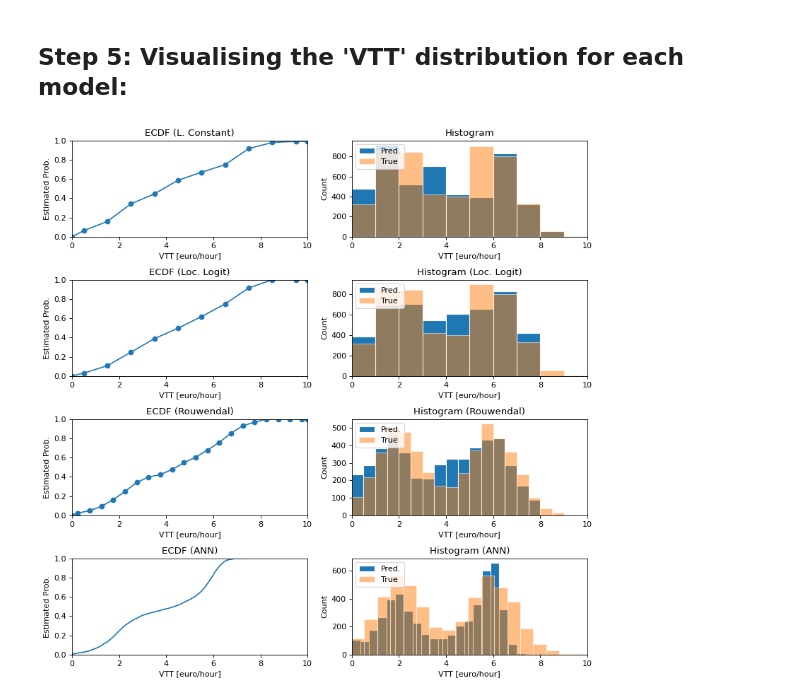
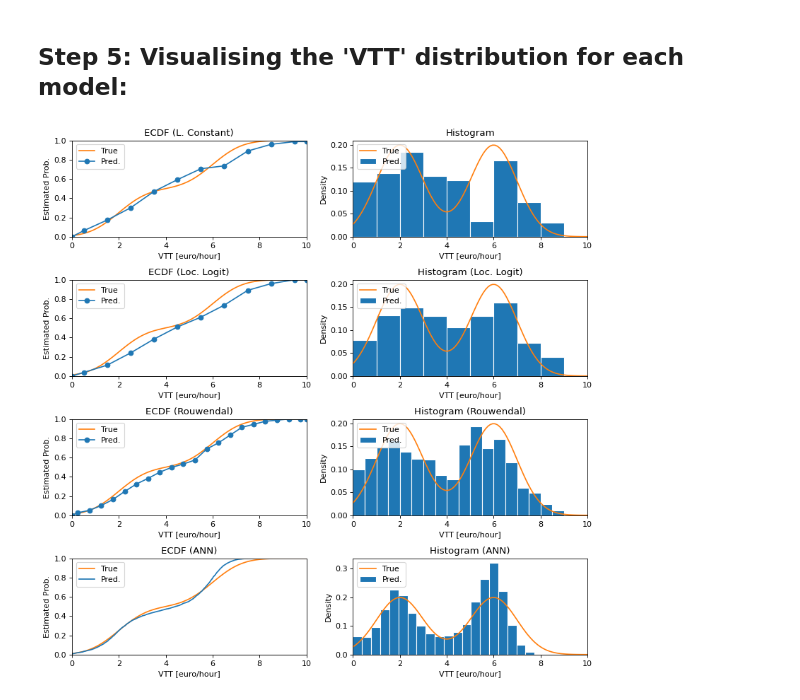
Before and after one commit to ighdez/py-np4vtt, a Jupyter notebook: examples/env_synth_data/fourmethods_binormal.ipynb, the cells around one changed output. Drawn from its saved outputs; the diff is of its cells as text; code cells hidden in the pictures.

```diff
--- a/examples/env_synth_data/fourmethods_binormal.ipynb
+++ b/examples/env_synth_data/fourmethods_binormal.ipynb
@@ -250,82 +250,103 @@ Rep. 5   -55178.132481     0.681579
 # Print outputs
 import matplotlib.pyplot as plt
 from statsmodels.distributions.empirical_distribution import ECDF
+from scipy.stats import norm
 
 fig, (ax1,ax2,ax3,ax4) = plt.subplots(4,2,figsize=(10,10), dpi=80)
 
+
+x =  np.linspace(0,10,100)
+dist1 = norm(loc=2,scale=1)
+dist2 = norm(loc=6,scale=1)
+pdf1 = dist1.pdf(x)
+pdf2 = dist2.pdf(x)
+cdf1 = dist1.cdf(x)
+cdf2 = dist2.cdf(x)
+
+prop_cycle = plt.rcParams['axes.prop_cycle']
+colors = prop_cycle.by_key()['color']
+
 # Plot CDF
+ax1[0].plot(x,(cdf1+cdf2)/2,color=colors[1])
 ax1[0].plot(lc.vtt_mid,p_lc,marker='o')
 ax1[0].set_xlim(0,10)
 ax1[0].set_ylim(0,1)
 ax1[0].set_xlabel('VTT [euro/hour]')
 ax1[0].set_ylabel('Estimated Prob.')
 ax1[0].set_title('ECDF (L. Constant)')
+ax1[0].legend(['True','Pred.'],loc='upper left')
 
 # 1Plot histogram
 ax1[1].set_xlim(0,10)
 ax1[1].set_xlabel('VTT [euro/hour]')
-ax1[1].set_ylabel('Count')
-ax1[1].hist(vtt_lc, bins = lc.vtt_grid,edgecolor="white")
-ax1[1].hist(df['vtt'].groupby(df['id']).mean(), bins = lc.vtt_grid,edgecolor="white",alpha=0.5)
+ax1[1].set_ylabel('Density')
+ax1[1].hist(vtt_lc, bins = lc.vtt_grid,edgecolor="white",density=True)
+ax1[1].plot(x,(pdf1+pdf2)/2)
 ax1[1].set_title('Histogram')
-ax1[1].legend(['Pred.','True'],loc='upper left')
+ax1[1].legend(['True','Pred.'],loc='upper left')
 
 
 # Plot CDF
+ax2[0].plot(x,(cdf1+cdf2)/2,color=colors[1])
 ax2[0].plot(loclogit.vtt_mid,p_loclogit,marker='o')
 ax2[0].set_xlim(0,10)
 ax2[0].set_ylim(0,1)
 ax2[0].set_xlabel('VTT [euro/hour]')
 ax2[0].set_ylabel('Estimated Prob.')
 ax2[0].set_title('ECDF (Loc. Logit)')
+ax2[0].legend(['True','Pred.'],loc='upper left')
 
 # 2Plot histogram
 ax2[1].set_xlim(0,10)
 ax2[1].set_xlabel('VTT [euro/hour]')
-ax2[1].set_ylabel('Count')
-ax2[1].hist(vtt_loclogit, bins = loclogit.vtt_grid,edgecolor="white")
-ax2[1].hist(df['vtt'].groupby(df['id']).mean(), bins = lc.vtt_grid,edgecolor="white",alpha=0.5)
+ax2[1].set_ylabel('Density')
+ax2[1].hist(vtt_loclogit, bins = loclogit.vtt_grid,edgecolor="white",density=True)
+ax2[1].plot(x,(pdf1+pdf2)/2)
 ax2[1].set_title('Histogram (Loc. Logit)')
-ax2[1].legend(['Pred.','True'],loc='upper left')
+ax2[1].legend(['True','Pred.'],loc='upper left')
 
 # Plot CDF
+ax3[0].plot(x,(cdf1+cdf2)/2,color=colors[1])
 ax3[0].plot(rouwendal.vtt_mid,p_rw,marker='o')
 ax3[0].set_xlim(0,10)
 ax3[0].set_ylim(0,1)
 ax3[0].set_xlabel('VTT [euro/hour]')
 ax3[0].set_ylabel('Estimated Prob.')
 ax3[0].set_title('ECDF (Rouwendal)')
+ax3[0].legend(['True','Pred.'],loc='upper left')
 
 # 3Plot histogram
 ax3[1].set_xlim(0,10)
 ax3[1].set_xlabel('VTT [euro/hour]')
-ax3[1].set_ylabel('Count')
-ax3[1].hist(vtt_rw, bins = rouwendal.vtt_grid,edgecolor="white")
-ax3[1].hist(df['vtt'].groupby(df['id']).mean(), bins = rouwendal.vtt_grid,edgecolor="white",alpha=0.5)
+ax3[1].set_ylabel('Density')
+ax3[1].hist(vtt_rw, bins = rouwendal.vtt_grid,edgecolor="white",density=True)
+ax3[1].plot(x,(pdf1+pdf2)/2)
 ax3[1].set_title('Histogram (Rouwendal)')
-ax3[1].legend(['Pred.','True'],loc='upper left')
+ax3[1].legend(['True','Pred.'],loc='upper left')
 
 vtt_mean_ann = vtt_list_ann.mean(axis=0)
 ecdf_ann = ECDF(vtt_mean_ann)
 
 # Plot CDF
+ax4[0].plot(x,(cdf1+cdf2)/2,color=colors[1])
 ax4[0].plot(ecdf_ann.x,ecdf_ann.y)
 ax4[0].set_xlim(0,10)
 ax4[0].set_ylim(0,1)
 ax4[0].set_xlabel('VTT [euro/hour]')
 ax4[0].set_ylabel('Estimated Prob.')
 ax4[0].set_title('ECDF (ANN)')
+ax4[0].legend(['True','Pred.'],loc='upper left')
 
 # 4Plot histogram
 ax4[1].set_xlim(0,10)
 ax4[1].set_xlabel('VTT [euro/hour]')
-ax4[1].set_ylabel('Count')
-ax4[1].hist(vtt_mean_ann,bins=20,edgecolor="white")
-ax4[1].hist(df['vtt'].groupby(df['id']).mean(), bins = 20,edgecolor="white",alpha=0.5)
+ax4[1].set_ylabel('Density')
+ax4[1].hist(vtt_mean_ann,bins=20,edgecolor="white",density=True)
+ax4[1].plot(x,(pdf1+pdf2)/2)
 ax4[1].set_title('Histogram (ANN)')
-ax4[1].legend(['Pred.','True'],loc='upper left')
+ax4[1].legend(['True','Pred.'],loc='upper left')
 
 plt.tight_layout()
 plt.show()
 # %% [output]
-[figure, old version]
+[figure, new version]
```
Also changed, not shown: parts of 7 cells of this notebook, 3 other files.
